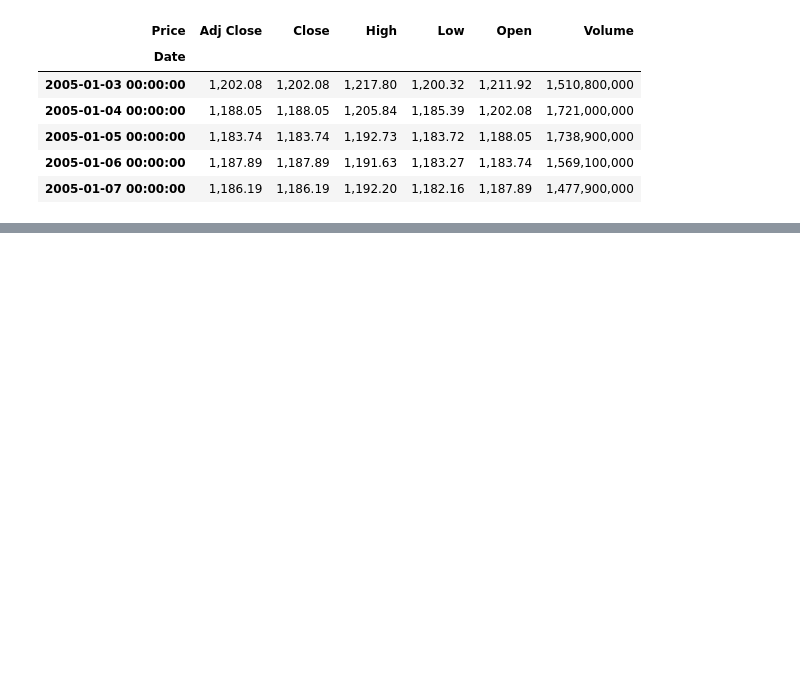
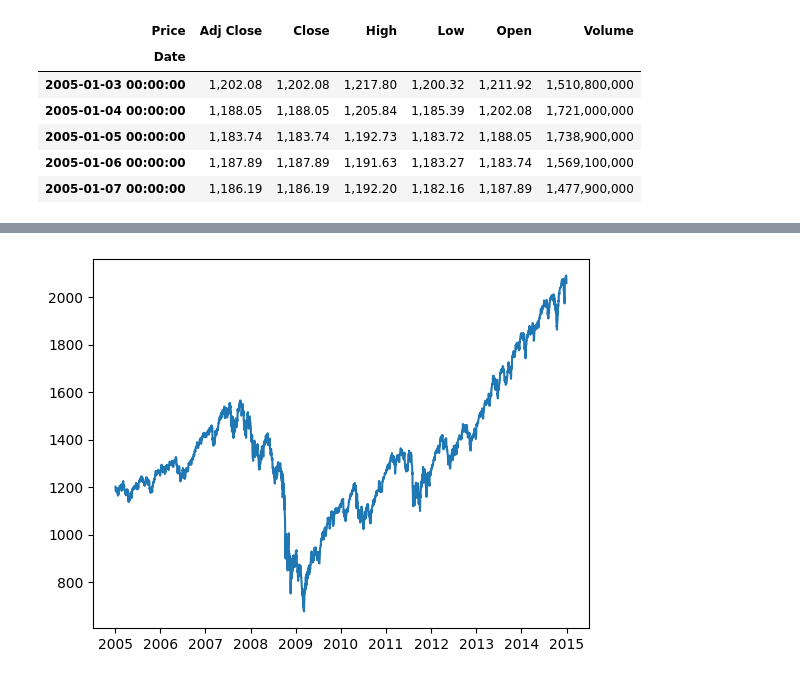
Before and after one commit to abhattara/MA_Crossover_BAcktest, a Jupyter notebook: ma_crossover_backtest.ipynb, the cells around one changed output, grey strips where cells are left out. Cells and saved outputs as stored; diff of their text form; code cells hidden in the pictures; blank space fills up the shorter version.

Commit message:
Add benchmark calculations (returns, CAGR, balance), moving averages (50/200-day), and initial plots for Close and MAs

```diff
--- a/ma_crossover_backtest.ipynb
+++ b/ma_crossover_backtest.ipynb
@@ -37,8 +38,6 @@ styled_head = price.head().style \
     ]) \
     .set_caption("S&P 500 Data Preview")
 
-expected_columns = ['High', 'Low', 'Open', 'Close', 'Volume', 'Adj Close']
-price = price[expected_columns]
 display(styled_head)
 # %% [output]
 S&P 500 Data Preview
@@ -49,3 +48,6 @@ S&P 500 Data Preview
 | 2005-01-05 00:00:00 | 1,183.74 | 1,183.74 | 1,192.73 | 1,183.72 | 1,188.05 | 1,738,900,000 |
 | 2005-01-06 00:00:00 | 1,187.89 | 1,187.89 | 1,191.63 | 1,183.27 | 1,183.74 | 1,569,100,000 |
 | 2005-01-07 00:00:00 | 1,186.19 | 1,186.19 | 1,192.20 | 1,182.16 | 1,187.89 | 1,477,900,000 |
+# %%
+price = price[['Open', 'Close']]
+price.head()
@@ -51,0 +62,6 @@ S&P 500 Data Preview
+# %%
+#plot chart
+plt.plot(price.Close)
+plt.show()
+# %% [output]
+[figure, added]
```
Also changed, not shown: parts of 6 cells of this notebook.
